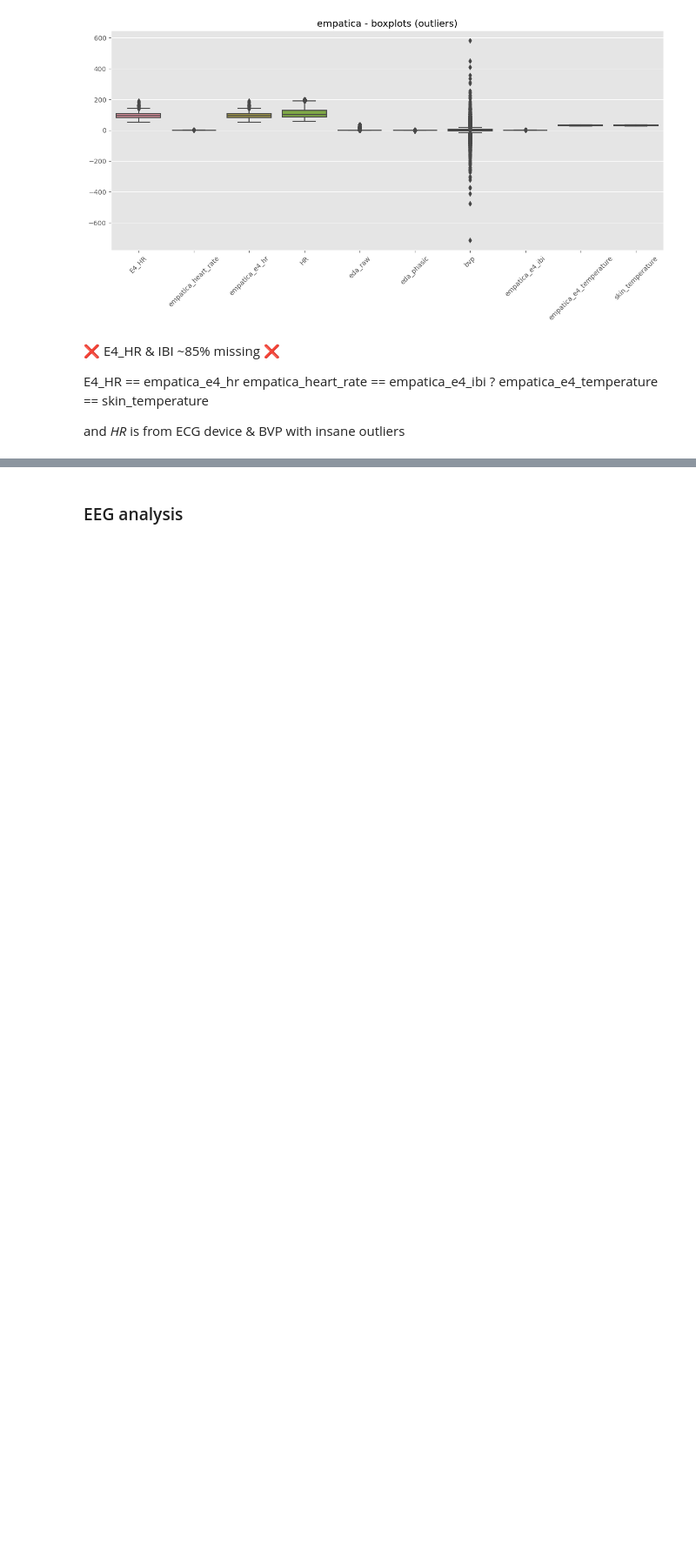
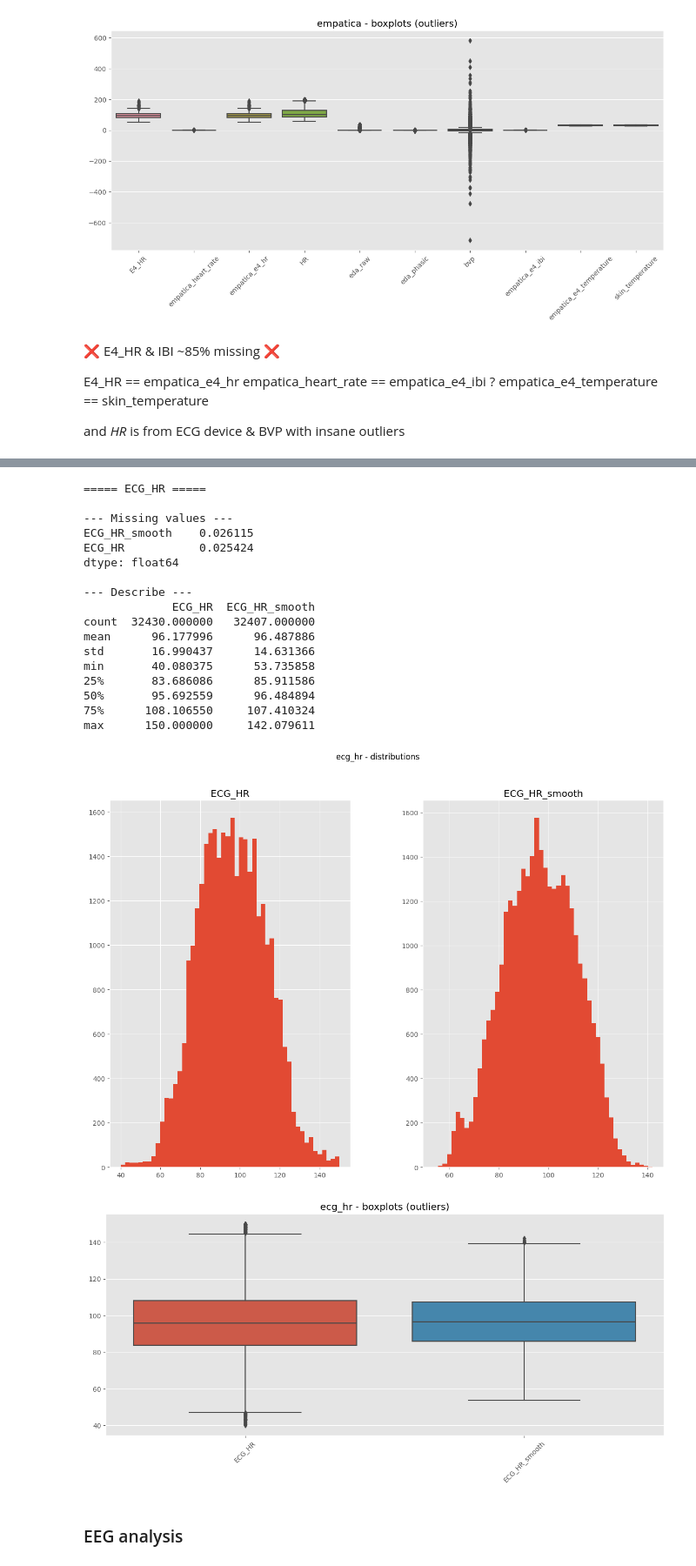
Before and after one commit to raquelmdtum/master-thesis, a Jupyter notebook: notebooks/do_quality_testing.ipynb, the cells around one changed output, grey strips where cells are left out. Shown at 87% size. Cells and saved outputs as stored; diff of their text form; code cells hidden in the pictures; blank space fills up the shorter version.

```diff
--- a/notebooks/do_quality_testing.ipynb
+++ b/notebooks/do_quality_testing.ipynb
@@ -771,8 +773,8 @@ for participant in os.listdir(root):
             out_df = pd.DataFrame({
                 "timestamp": timestamps,
                 "time_sec": t_hr,
-                "HR": HR,
-                "HR_smooth": HR_smooth
+                "ECG_HR": HR,
+                "ECG_HR_smooth": HR_smooth
             })
 
             save_path = os.path.join(session_path, "ecg_final_hr.csv")
@@ -958,3 +1035,33 @@ and _HR_ is from ECG device & BVP with insane outliers
+# %%
+selected_group = "ecg_hr"  # change this
+
+variables = group_variables[selected_group]
+valid_df = valid_groups[selected_group]
+
+group_df = collect_group_data(valid_df, variables, base_dir)
+
+if group_df is not None:
+    analyze_group(group_df, selected_group)
+# %% [output]
+===== ECG_HR =====
+
+--- Missing values ---
+ECG_HR_smooth    0.026115
+ECG_HR           0.025424
+dtype: float64
+
+--- Describe ---
+             ECG_HR  ECG_HR_smooth
+count  32430.000000   32407.000000
+mean      96.177996      96.487886
+std       16.990437      14.631366
+min       40.080375      53.735858
+25%       83.686086      85.911586
+50%       95.692559      96.484894
+75%      108.106550     107.410324
+max      150.000000     142.079611
+[figure, added]
+[figure, added]
 # %% [markdown]
 ### EEG analysis
 # %%
```
Also changed, not shown: parts of 8 cells of this notebook.
